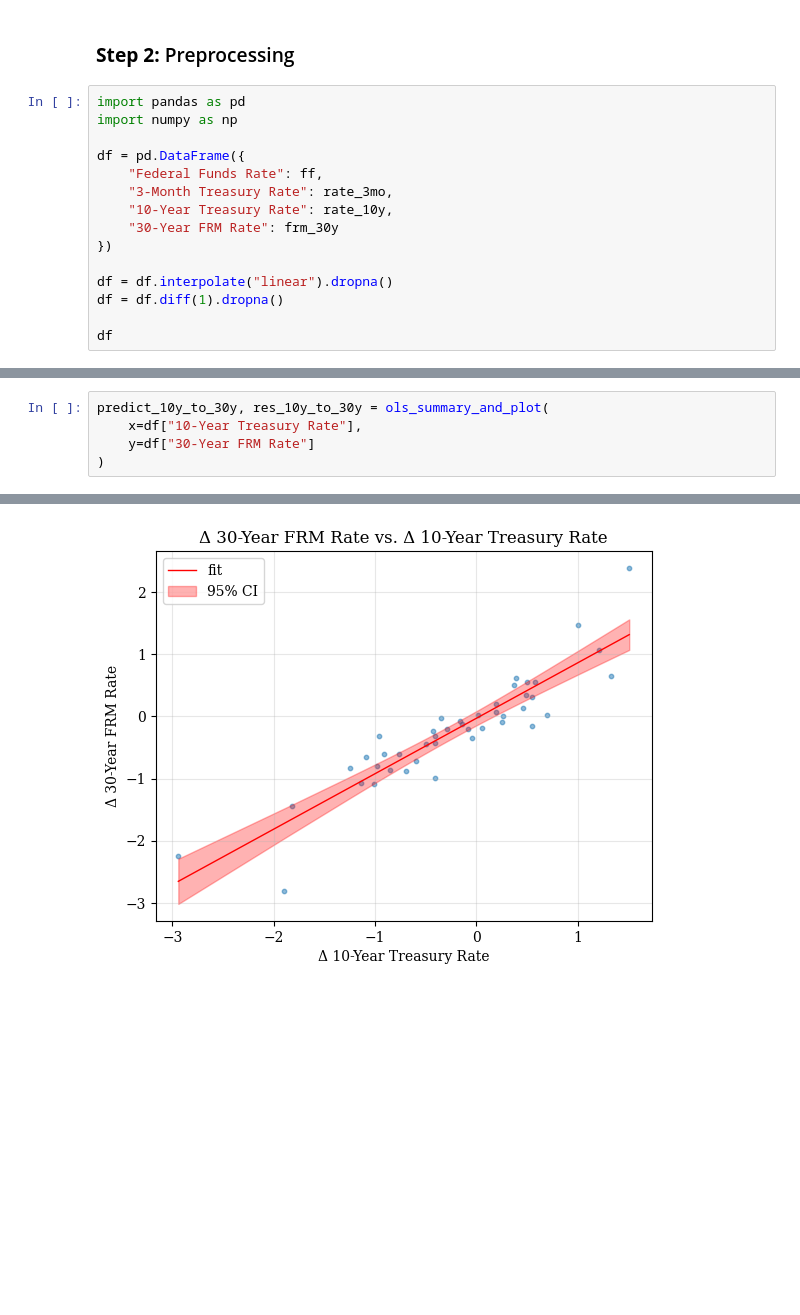
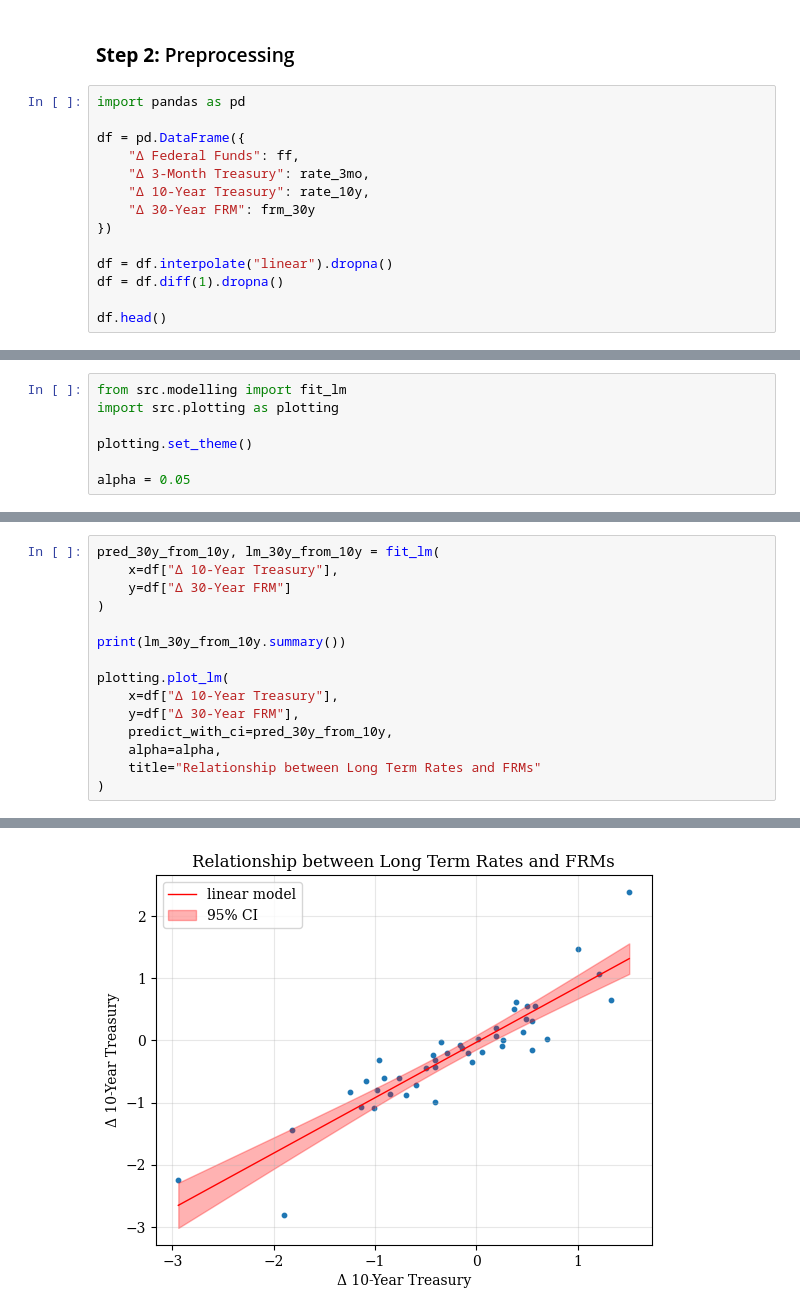
Before and after one commit to ericleonen/from-fed-funds-to-mortgages, a Jupyter notebook: main.ipynb, the cells around one changed output, grey strips where cells are left out. Saved outputs shown, nothing was run; the diff lists cells and outputs as text; blank space fills up the shorter version.

```diff
--- a/main.ipynb
+++ b/main.ipynb
@@ -31,17 +31,16 @@ plt.show()
 ### **Step 2:** Preprocessing
 # %%
 import pandas as pd
-import numpy as np
 
 df = pd.DataFrame({
-    "Federal Funds Rate": ff,
-    "3-Month Treasury Rate": rate_3mo,
-    "10-Year Treasury Rate": rate_10y,
-    "30-Year FRM Rate": frm_30y
+    "Δ Federal Funds": ff,
+    "Δ 3-Month Treasury": rate_3mo,
+    "Δ 10-Year Treasury": rate_10y,
+    "Δ 30-Year FRM": frm_30y
 })
 
 df = df.interpolate("linear").dropna()
 df = df.diff(1).dropna()
 
-df
+df.head()
 # %% [output]
@@ -131 +55,8 @@ def ols_summary_and_plot(
+# %%
+from src.modelling import fit_lm
+import src.plotting as plotting
+
+plotting.set_theme()
+
+alpha = 0.05
 # %%
@@ -183,8 +130,18 @@ Notes:
 # %%
-predict_10y_to_30y, res_10y_to_30y = ols_summary_and_plot(
-    x=df["10-Year Treasury Rate"],
-    y=df["30-Year FRM Rate"]
+pred_30y_from_10y, lm_30y_from_10y = fit_lm(
+    x=df["Δ 10-Year Treasury"],
+    y=df["Δ 30-Year FRM"]
 )
+
+print(lm_30y_from_10y.summary())
+
+plotting.plot_lm(
+    x=df["Δ 10-Year Treasury"],
+    y=df["Δ 30-Year FRM"],
+    predict_with_ci=pred_30y_from_10y,
+    alpha=alpha,
+    title="Relationship between Long Term Rates and FRMs"
+)
 # %% [output]
                             OLS Regression Results
 ==============================================================================
@@ -201,6 +158,6 @@ Covariance Type:            nonrobust
 ... (9 lines left out)
 ==============================================================================
 
 Notes:
 [1] Standard Errors assume that the covariance matrix of the errors is correctly specified.
-[figure, old version]
+[figure, new version]
```
Also changed, not shown: parts of 11 cells of this notebook, 2 other files.
